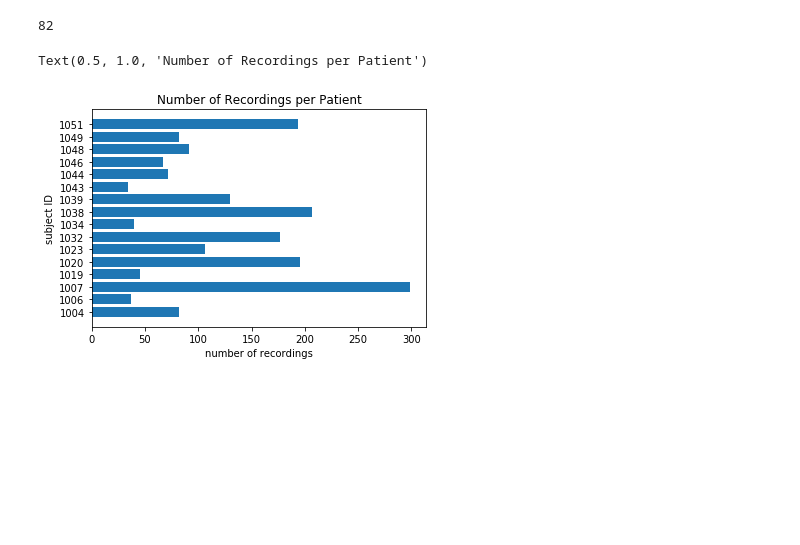
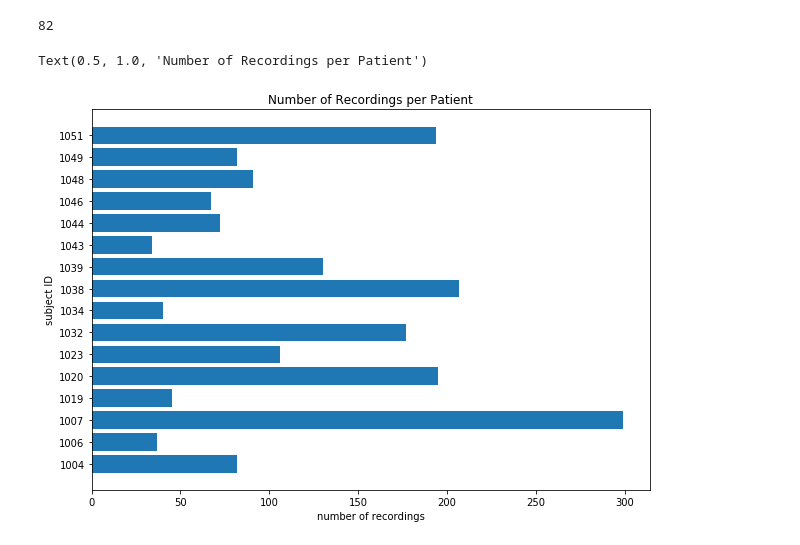
Before and after one commit to usarawgi911/PD-mlhc, a Jupyter notebook: demographics.ipynb, the cells around one changed output. Cells and saved outputs as stored; diff of their text form; code cells hidden in the pictures; blank space fills up the shorter version.

```diff
--- a/demographics.ipynb
+++ b/demographics.ipynb
@@ -36,14 +36,14 @@ len(all_data[0])
 # %% [output]
 82
 # %%
-plt.figure()
+plt.figure(figsize=[10,7])
 plt.barh(np.linspace(1,16,16),num_meas, tick_label=subject_ids)
 plt.xlabel('number of recordings')
 plt.ylabel('subject ID')
 plt.title('Number of Recordings per Patient')
 # %% [output]
 Text(0.5, 1.0, 'Number of Recordings per Patient')
-[figure, old version]
+[figure, new version]
 # %%
 # now, duration of recordings per patient
 durs = []
```
Also changed, not shown: parts of 3 cells of this notebook.
